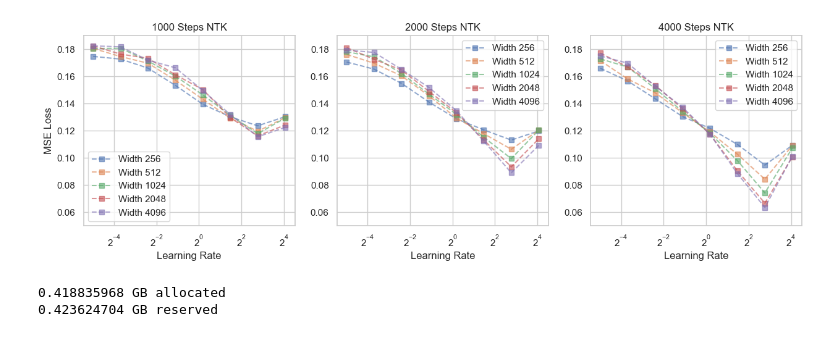
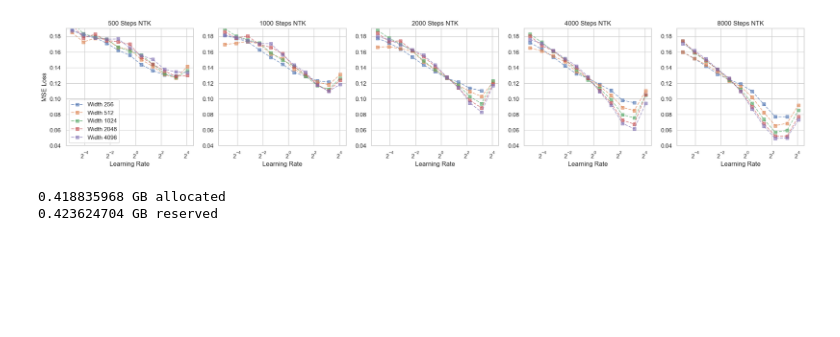
Before and after one commit to Petyrrrrr/MuP_games, a Jupyter notebook: two_hidden_layer.ipynb, the cells around one changed output. Cells and saved outputs as stored; diff of their text form; code cells hidden in the pictures; blank space fills up the shorter version.

```diff
--- a/two_hidden_layer.ipynb
+++ b/two_hidden_layer.ipynb
@@ -85,19 +70,19 @@ display_results(widths, lrs, train_losses4k_ntk, title='4000 Steps')
 # %%
 #MuP
-fig, axes = plt.subplots(1, 3, figsize=(16, 4))
-eta_values = np.logspace(-1.5, 1.0, 10)
-steps = [1000, 2000, 4000]
+lrs = np.logspace(-1.5, 0.5, 10)
+steps = [500, 1000, 2000, 4000, 8000]
+fig, axes = plt.subplots(1, len(steps), figsize=(5*len(steps), 4))
 
 for i in range(len(steps)):
     ax = axes[i]
     for idx, width in enumerate(widths):
-        t_losses = [np.mean(train_losses4k[width][lr][steps[i]-250 : steps[i]]) for lr in eta_values]
-        ax.plot(eta_values, t_losses, marker='s', alpha=0.6, linestyle='--', label=f'Width {width}')
+        t_losses = [np.mean(train_losses_mup[width][lr][steps[i]-100 : steps[i]+100]) for lr in lrs]
+        ax.plot(lrs, t_losses, marker='s', alpha=0.6, linestyle='--', label=f'Width {width}')
     ax.set_title(f'{steps[i]} Steps MuP')
     ax.set_xlabel('Learning Rate')
-    ax.legend()
     ax.set_xscale('log', base=2)
-    ax.set_ylim(0.05, 0.15)
+    ax.set_ylim(0.02, 0.17)
     if i == 0:
+        ax.legend()
         ax.set_ylabel('MSE Loss')
 # %% [output]
@@ -104,0 +90,9 @@ for i in range(len(steps)):
+# %%
+d_in=30
+widths = [256, 512, 1024, 2048, 4096]
+B = 512
+T = 8100
+lrs = np.logspace(-1.5, 1.5, 12)
+teacher_weights = make_teacher(d_in, device, seed=42, teacher_width = 10000)
+train_losses_ntk = train_ntk(d_in, widths, B, T, lrs, sample_batch_teacher, device)
+display_results(widths, lrs, train_losses_ntk)
@@ -105,24 +101,22 @@ for i in range(len(steps)):
 # %%
 #NTK
-
-fig, axes = plt.subplots(1, 3, figsize=(15, 4))
-eta_values = np.logspace(-1.5, 2.0, 10)
-steps = [1000, 2000, 4000]
+steps = [500, 1000, 2000, 4000, 8000]
+fig, axes = plt.subplots(1, len(steps), figsize=(5*len(steps), 4))
 
 for i in range(len(steps)):
     ax = axes[i]
     for idx, width in enumerate(widths):
-        t_losses = [np.mean(train_losses4k_ntk[width][lr][steps[i]-250 : steps[i]]) for lr in eta_values]
-        ax.plot(eta_values, t_losses, marker='s', alpha=0.6, linestyle='--', label=f'Width {width}')
+        t_losses = [np.mean(train_losses_ntk[width][lr][steps[i]-100 : steps[i]+100]) for lr in lrs]
+        ax.plot(lrs, t_losses, marker='s', alpha=0.6, linestyle='--', label=f'Width {width}')
     ax.set_title(f'{steps[i]} Steps NTK')
     ax.set_xlabel('Learning Rate')
-    ax.legend()
     ax.set_xscale('log', base=2)
-    ax.set_ylim(0.05, 0.19)
+    ax.set_ylim(0.04, 0.19)
     if i == 0:
+        ax.legend()
         ax.set_ylabel('MSE Loss')
 # %% [output]
-[figure, old version]
+[figure, new version]
 # %%
 torch.cuda.empty_cache()
 print(torch.cuda.memory_allocated() / 1e9, "GB allocated")
```
Also changed, not shown: parts of 4 cells of this notebook, 2 other files.
